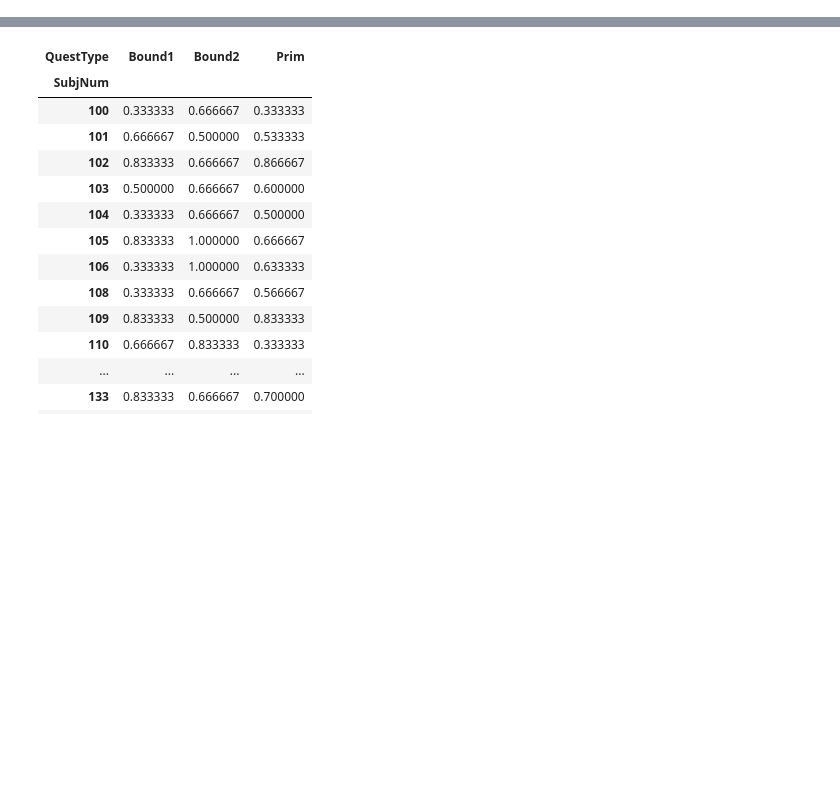
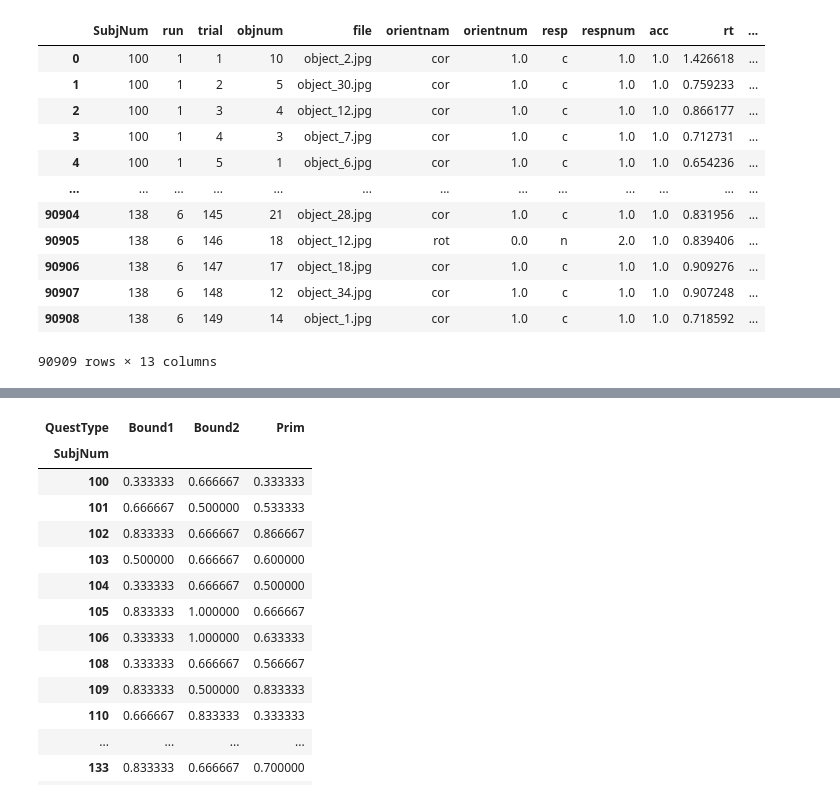
Before and after one commit to prestonlab/tesser_successor, a Jupyter notebook: demo_fitting.ipynb, the cells around one changed output, grey strips where cells are left out. Drawn from its saved outputs; the diff is of its cells as text; code cells hidden in the pictures; blank space fills up the shorter version.

```diff
--- a/demo_fitting.ipynb
+++ b/demo_fitting.ipynb
@@ -12,0 +29,18 @@ induct_all = util.load_induct(data_dir)
+# %%
+# get one subject
+struct_all = util.load_struct(data_dir)
+struct_all
+# %% [output]
+|  | SubjNum | run | trial | objnum | file | orientnam | orientnum | resp | respnum | acc | rt | ... |
+| 0 | 100 | 1 | 1 | 10 | object_2.jpg | cor | 1.0 | c | 1.0 | 1.0 | 1.426618 | ... |
+| 1 | 100 | 1 | 2 | 5 | object_30.jpg | cor | 1.0 | c | 1.0 | 1.0 | 0.759233 | ... |
+| 2 | 100 | 1 | 3 | 4 | object_12.jpg | cor | 1.0 | c | 1.0 | 1.0 | 0.866177 | ... |
+| 3 | 100 | 1 | 4 | 3 | object_7.jpg | cor | 1.0 | c | 1.0 | 1.0 | 0.712731 | ... |
+| 4 | 100 | 1 | 5 | 1 | object_6.jpg | cor | 1.0 | c | 1.0 | 1.0 | 0.654236 | ... |
+| ... | ... | ... | ... | ... | ... | ... | ... | ... | ... | ... | ... | ... |
+| 90904 | 138 | 6 | 145 | 21 | object_28.jpg | cor | 1.0 | c | 1.0 | 1.0 | 0.831956 | ... |
+| 90905 | 138 | 6 | 146 | 18 | object_12.jpg | rot | 0.0 | n | 2.0 | 1.0 | 0.839406 | ... |
+| 90906 | 138 | 6 | 147 | 17 | object_18.jpg | cor | 1.0 | c | 1.0 | 1.0 | 0.909276 | ... |
+| 90907 | 138 | 6 | 148 | 12 | object_34.jpg | cor | 1.0 | c | 1.0 | 1.0 | 0.907248 | ... |
+| 90908 | 138 | 6 | 149 | 14 | object_1.jpg | cor | 1.0 | c | 1.0 | 1.0 | 0.718592 | ... |
+90909 rows × 13 columns
```
Also changed, not shown: parts of 5 cells of this notebook.
